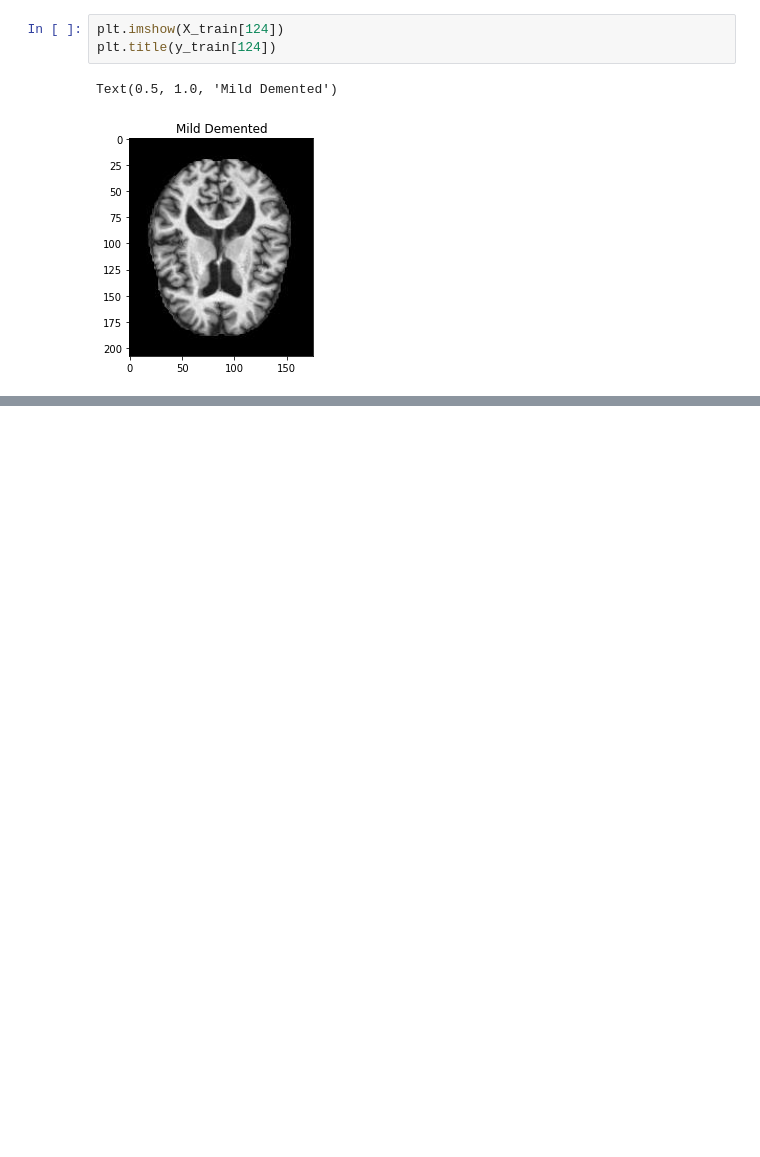
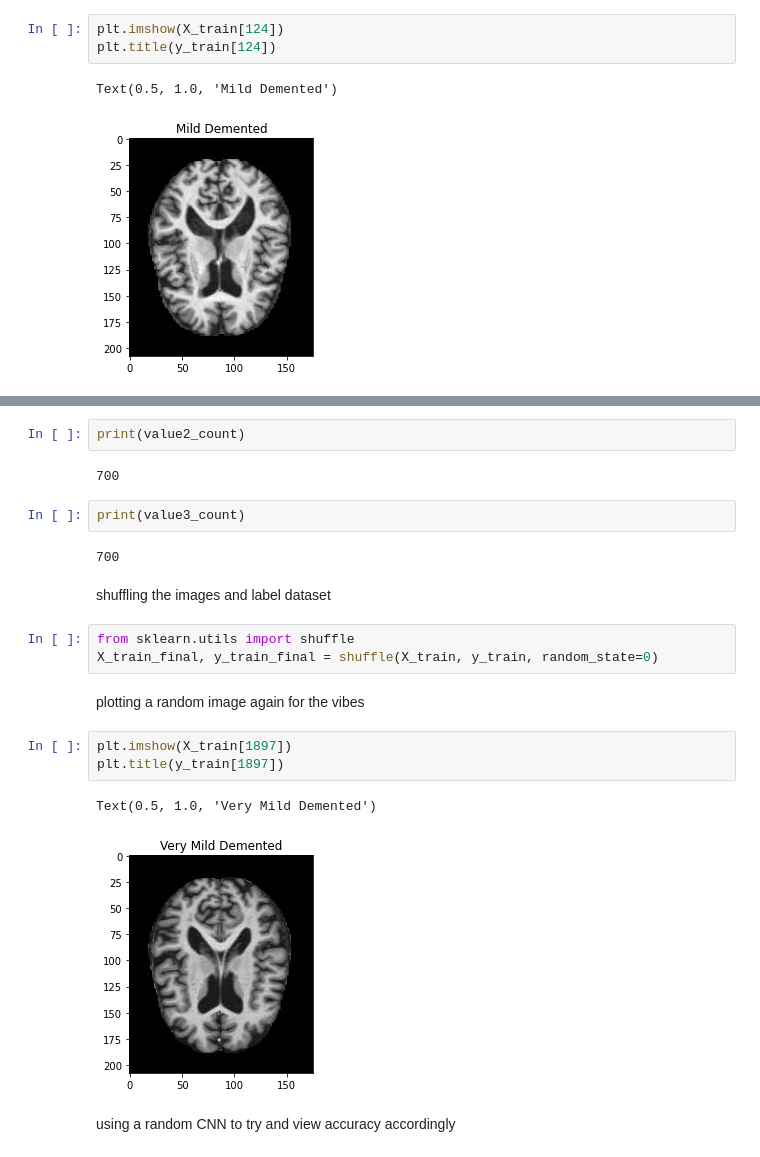
Before and after one commit to ArunMunagala7/kaggle-projects, a Jupyter notebook: multi-image-classification-alzheimers.ipynb, the cells around one changed output, grey strips where cells are left out. Cells and saved outputs as stored; diff of their text form; blank space fills up the shorter version.

Commit message:
Kaggle Notebook | multi image classification alzheimers | Version 3

```diff
--- a/multi-image-classification-alzheimers.ipynb
+++ b/multi-image-classification-alzheimers.ipynb
@@ -141,0 +152,23 @@ Text(0.5, 1.0, 'Mild Demented')
+# %%
+print(value2_count)
+# %% [output]
+700
+# %%
+print(value3_count)
+# %% [output]
+700
+# %% [markdown]
+shuffling the images and label dataset
+# %%
+from sklearn.utils import shuffle
+X_train_final, y_train_final = shuffle(X_train, y_train, random_state=0)
+# %% [markdown]
+plotting a random image again for the vibes
+# %%
+plt.imshow(X_train[1897])
+plt.title(y_train[1897])
+# %% [output]
+Text(0.5, 1.0, 'Very Mild Demented')
+[figure, added]
+# %% [markdown]
+using a random CNN to try and view accuracy accordingly
```
Also changed, not shown: parts of 32 cells of this notebook.
